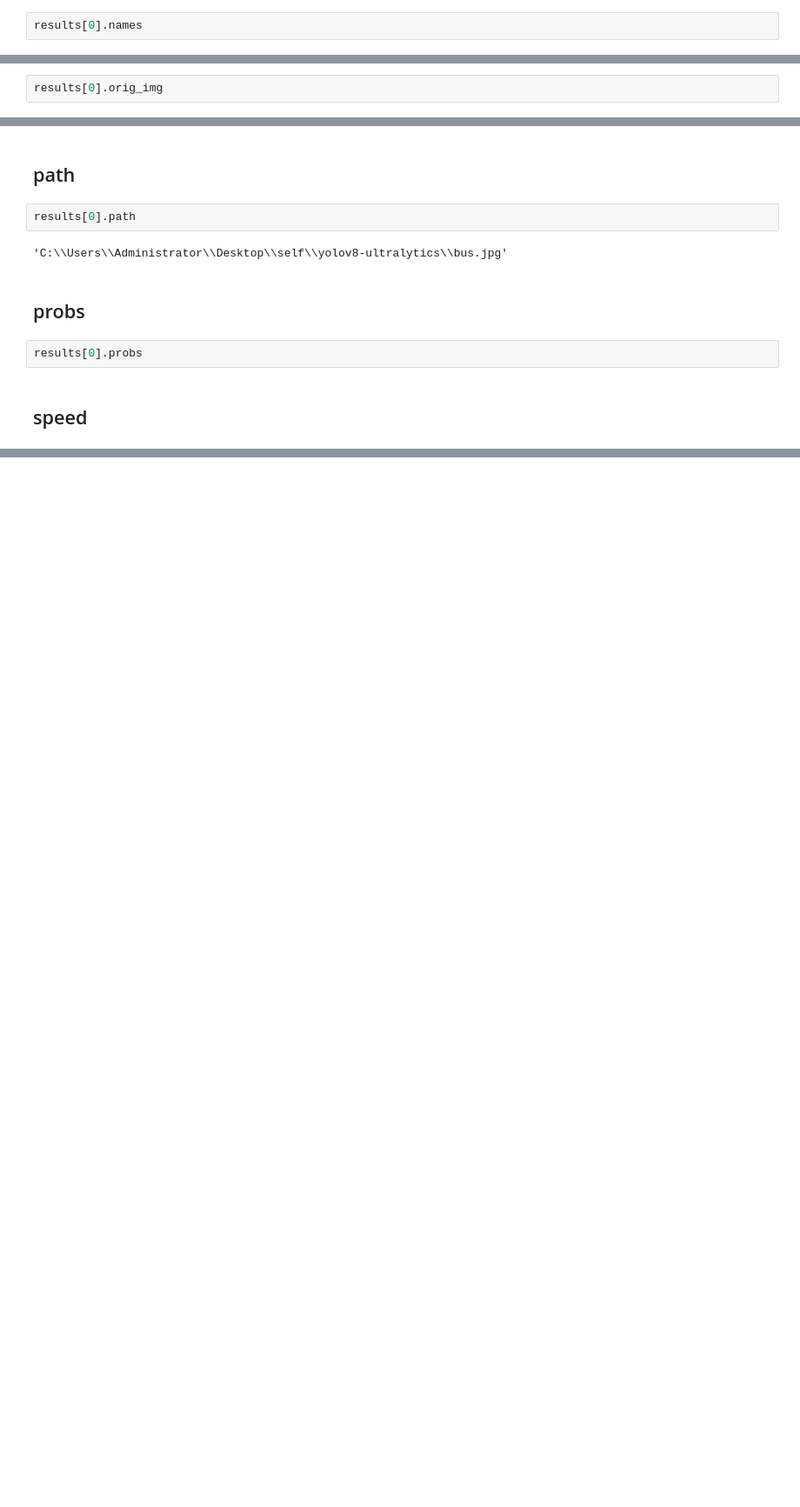
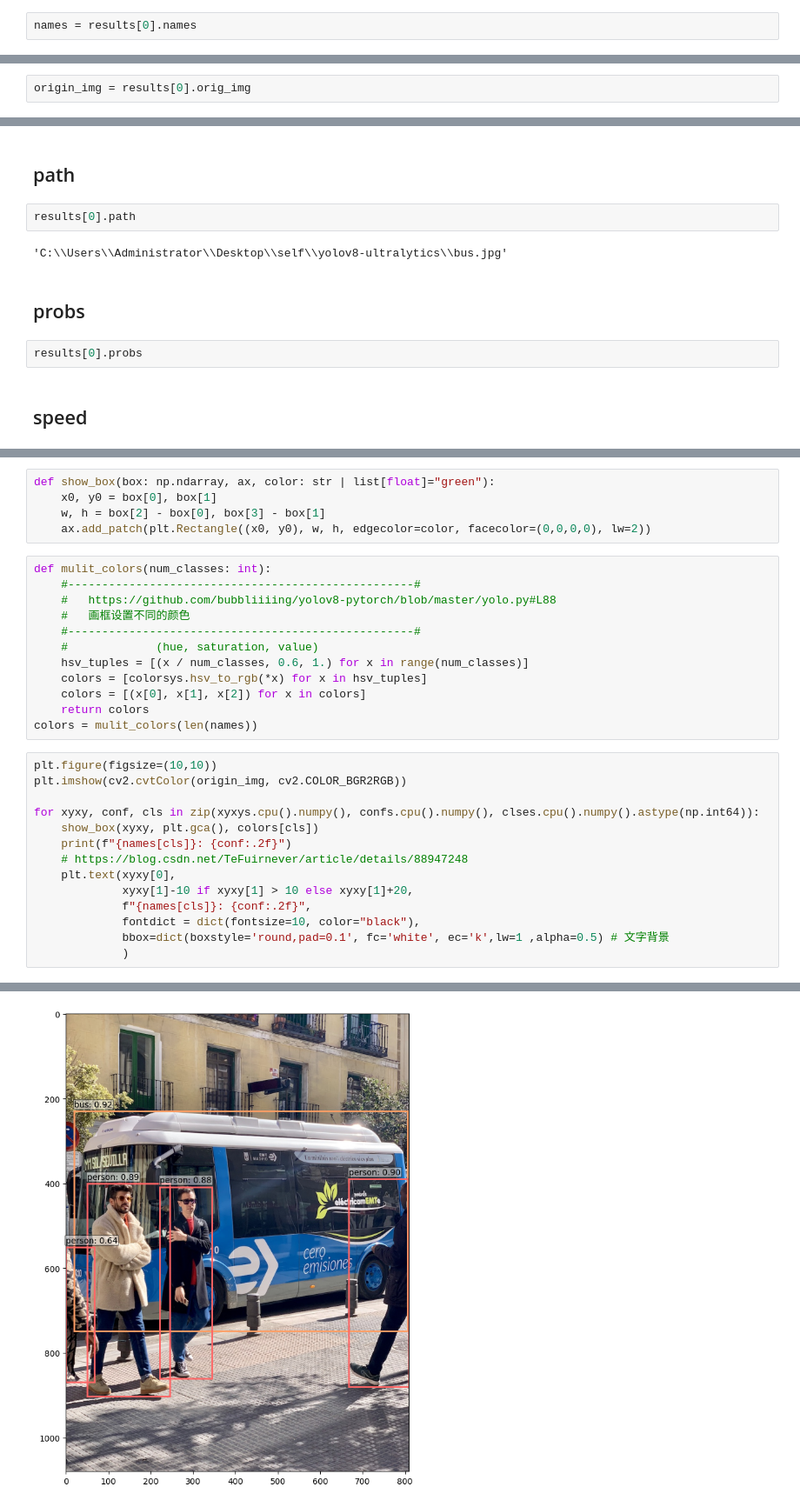
Before and after one commit to NagatoYuki0943/yolov8-ultralytics, a Jupyter notebook: predict.ipynb, the cells around one changed output, grey strips where cells are left out. Shown at 87% size. Saved outputs shown, nothing was run; the diff lists cells and outputs as text; blank space fills up the shorter version.

```diff
--- a/predict.ipynb
+++ b/predict.ipynb
@@ -89,4 +93,4 @@ results[0].masks
 # %% [markdown]
 ## names
 # %%
-results[0].names
+names = results[0].names
@@ -111,4 +97,4 @@ results[0].names
 # %% [markdown]
 ## orig_img
 # %%
-results[0].orig_img
+origin_img = results[0].orig_img
@@ -161,0 +135,32 @@ results[0].speed
+# %%
+def show_box(box: np.ndarray, ax, color: str | list[float]="green"):
+    x0, y0 = box[0], box[1]
+    w, h = box[2] - box[0], box[3] - box[1]
+    ax.add_patch(plt.Rectangle((x0, y0), w, h, edgecolor=color, facecolor=(0,0,0,0), lw=2))
+# %%
+def mulit_colors(num_classes: int):
+    #---------------------------------------------------#
+    #   https://github.com/bubbliiiing/yolov8-pytorch/blob/master/yolo.py#L88
+    #   画框设置不同的颜色
+    #---------------------------------------------------#
+    #             (hue, saturation, value)
+    hsv_tuples = [(x / num_classes, 0.6, 1.) for x in range(num_classes)]
+    colors = [colorsys.hsv_to_rgb(*x) for x in hsv_tuples]
+    colors = [(x[0], x[1], x[2]) for x in colors]
+    return colors
+colors = mulit_colors(len(names))
+# %%
+plt.figure(figsize=(10,10))
+plt.imshow(cv2.cvtColor(origin_img, cv2.COLOR_BGR2RGB))
+
+for xyxy, conf, cls in zip(xyxys.cpu().numpy(), confs.cpu().numpy(), clses.cpu().numpy().astype(np.int64)):
+    show_box(xyxy, plt.gca(), colors[cls])
+    print(f"{names[cls]}: {conf:.2f}")
+    # https://blog.csdn.net/TeFuirnever/article/details/88947248
+    plt.text(xyxy[0],
+             xyxy[1]-10 if xyxy[1] > 10 else xyxy[1]+20,
+             f"{names[cls]}: {conf:.2f}",
+             fontdict = dict(fontsize=10, color="black"),
+             bbox=dict(boxstyle='round,pad=0.1', fc='white', ec='k',lw=1 ,alpha=0.5) # 文字背景
+             )
+# %% [output]
@@ -161,0 +172 @@ results[0].speed
+[figure, added]
```
Also changed, not shown: parts of 12 cells of this notebook.
